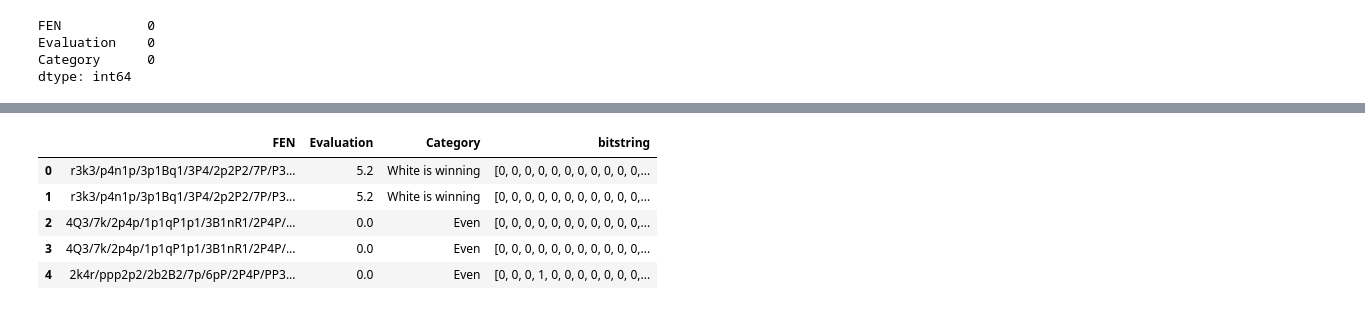
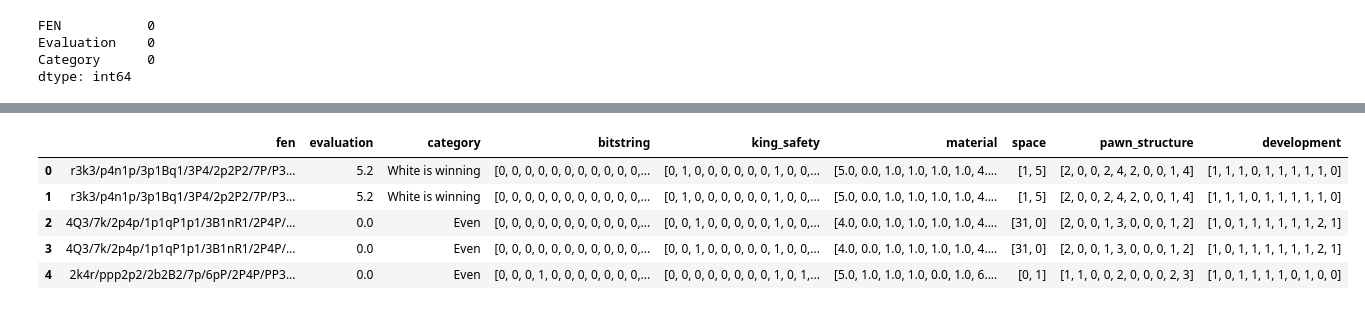
Before and after one commit to charltonxqh/Deep-Learning-and-Computer-Chess, a Jupyter notebook: python/main.ipynb, the cells around one changed output, grey strips where cells are left out. Saved outputs shown, nothing was run; the diff lists cells and outputs as text; code cells hidden in the pictures.

```diff
--- a/python/main.ipynb
+++ b/python/main.ipynb
@@ -31,3 +34,6 @@ FEN           0
 Evaluation    0
 Category      0
 dtype: int64
+# %%
+df.rename(columns={'FEN': 'fen', 'Evaluation': 'evaluation', 'Category': 'category'}, inplace=True)
+df.head()
@@ -33,0 +128,26 @@ dtype: int64
+# %%
+def space(fen):
+    board = chess.Board(fen)
+
+    white_space, black_space = 0, 0
+
+    white_pawns = board.pieces(chess.PAWN, chess.WHITE)
+    black_pawns = board.pieces(chess.PAWN, chess.BLACK)
+
+    for square in white_pawns:
+        rank = chess.square_rank(square)
+        if rank >= 4:
+            white_space += 1
+
+    for square in black_pawns:
+        rank = chess.square_rank(square)
+        if rank <= 3:
+            black_space += 1
+
+    white_mobility = len(list(board.legal_moves)) if board.turn == chess.WHITE else 0
+    black_mobility = len(list(board.legal_moves)) if board.turn == chess.BLACK else 0
+
+    total_white_space = white_space + white_mobility
+    total_black_space = black_space + black_mobility
+
+    return [total_white_space, total_black_space]
@@ -71,12 +343,17 @@ def fen_to_bitstring(fen):
 
     return bitstring
-# %%
-df['bitstring'] = df['FEN'].apply(lambda x: fen_to_bitstring(x))
-df.head()
-# %% [output]
-|  | FEN | Evaluation | Category | bitstring |
-| 0 | r3k3/p4n1p/3p1Bq1/3P4/2p2P2/7P/P3... | 5.2 | White is winning | [0, 0, 0, 0, 0, 0, 0, 0, 0, 0, 0,... |
-| 1 | r3k3/p4n1p/3p1Bq1/3P4/2p2P2/7P/P3... | 5.2 | White is winning | [0, 0, 0, 0, 0, 0, 0, 0, 0, 0, 0,... |
-| 2 | 4Q3/7k/2p4p/1p1qP1p1/3B1nR1/2P4P/... | 0.0 | Even | [0, 0, 0, 0, 0, 0, 0, 0, 0, 0, 0,... |
-| 3 | 4Q3/7k/2p4p/1p1qP1p1/3B1nR1/2P4P/... | 0.0 | Even | [0, 0, 0, 0, 0, 0, 0, 0, 0, 0, 0,... |
-| 4 | 2k4r/ppp2p2/2b2B2/7p/6pP/2P4P/PP3... | 0.0 | Even | [0, 0, 0, 1, 0, 0, 0, 0, 0, 0, 0,... |
+# %%
+df['bitstring'] = df['fen'].apply(lambda x: fen_to_bitstring(x))
+df['king_safety'] = df['fen'].apply(lambda x: king_safety(x))
+df['material'] = df['fen'].apply(lambda x: material(x))
+df['space'] = df['fen'].apply(lambda x: space(x))
+df['pawn_structure'] = df['fen'].apply(lambda x: pawn_structure(x))
+df['development'] = df['fen'].apply(lambda x: development(x))
+df.head()
+# %% [output]
+|  | fen | evaluation | category | bitstring | king_safety | material | space | pawn_structure | development |
+| 0 | r3k3/p4n1p/3p1Bq1/3P4/2p2P2/7P/P3... | 5.2 | White is winning | [0, 0, 0, 0, 0, 0, 0, 0, 0, 0, 0,... | [0, 1, 0, 0, 0, 0, 0, 0, 1, 0, 0,... | [5.0, 0.0, 1.0, 1.0, 1.0, 1.0, 4.... | [1, 5] | [2, 0, 0, 2, 4, 2, 0, 0, 1, 4] | [1, 1, 1, 0, 1, 1, 1, 1, 1, 0] |
+| 1 | r3k3/p4n1p/3p1Bq1/3P4/2p2P2/7P/P3... | 5.2 | White is winning | [0, 0, 0, 0, 0, 0, 0, 0, 0, 0, 0,... | [0, 1, 0, 0, 0, 0, 0, 0, 1, 0, 0,... | [5.0, 0.0, 1.0, 1.0, 1.0, 1.0, 4.... | [1, 5] | [2, 0, 0, 2, 4, 2, 0, 0, 1, 4] | [1, 1, 1, 0, 1, 1, 1, 1, 1, 0] |
+| 2 | 4Q3/7k/2p4p/1p1qP1p1/3B1nR1/2P4P/... | 0.0 | Even | [0, 0, 0, 0, 0, 0, 0, 0, 0, 0, 0,... | [0, 0, 1, 0, 0, 0, 0, 0, 1, 0, 0,... | [4.0, 0.0, 1.0, 1.0, 1.0, 1.0, 4.... | [31, 0] | [2, 0, 0, 1, 3, 0, 0, 0, 1, 2] | [1, 0, 1, 1, 1, 1, 1, 1, 2, 1] |
+| 3 | 4Q3/7k/2p4p/1p1qP1p1/3B1nR1/2P4P/... | 0.0 | Even | [0, 0, 0, 0, 0, 0, 0, 0, 0, 0, 0,... | [0, 0, 1, 0, 0, 0, 0, 0, 1, 0, 0,... | [4.0, 0.0, 1.0, 1.0, 1.0, 1.0, 4.... | [31, 0] | [2, 0, 0, 1, 3, 0, 0, 0, 1, 2] | [1, 0, 1, 1, 1, 1, 1, 1, 2, 1] |
+| 4 | 2k4r/ppp2p2/2b2B2/7p/6pP/2P4P/PP3... | 0.0 | Even | [0, 0, 0, 1, 0, 0, 0, 0, 0, 0, 0,... | [0, 0, 0, 0, 0, 0, 0, 0, 1, 0, 1,... | [5.0, 1.0, 1.0, 1.0, 0.0, 1.0, 6.... | [0, 1] | [1, 1, 0, 0, 2, 0, 0, 0, 2, 3] | [1, 0, 1, 1, 1, 1, 0, 1, 0, 0] |
```
Also changed, not shown: parts of 38 cells of this notebook, 2 other files.
